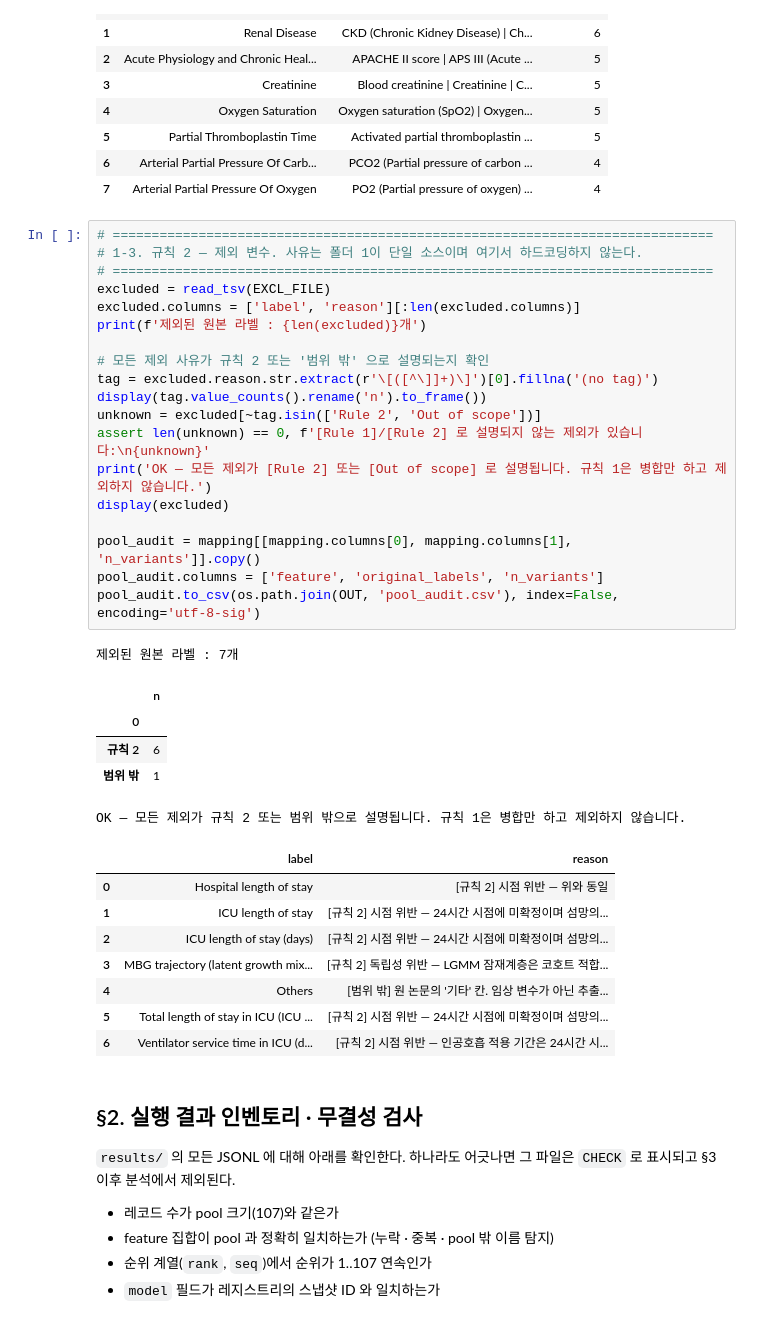
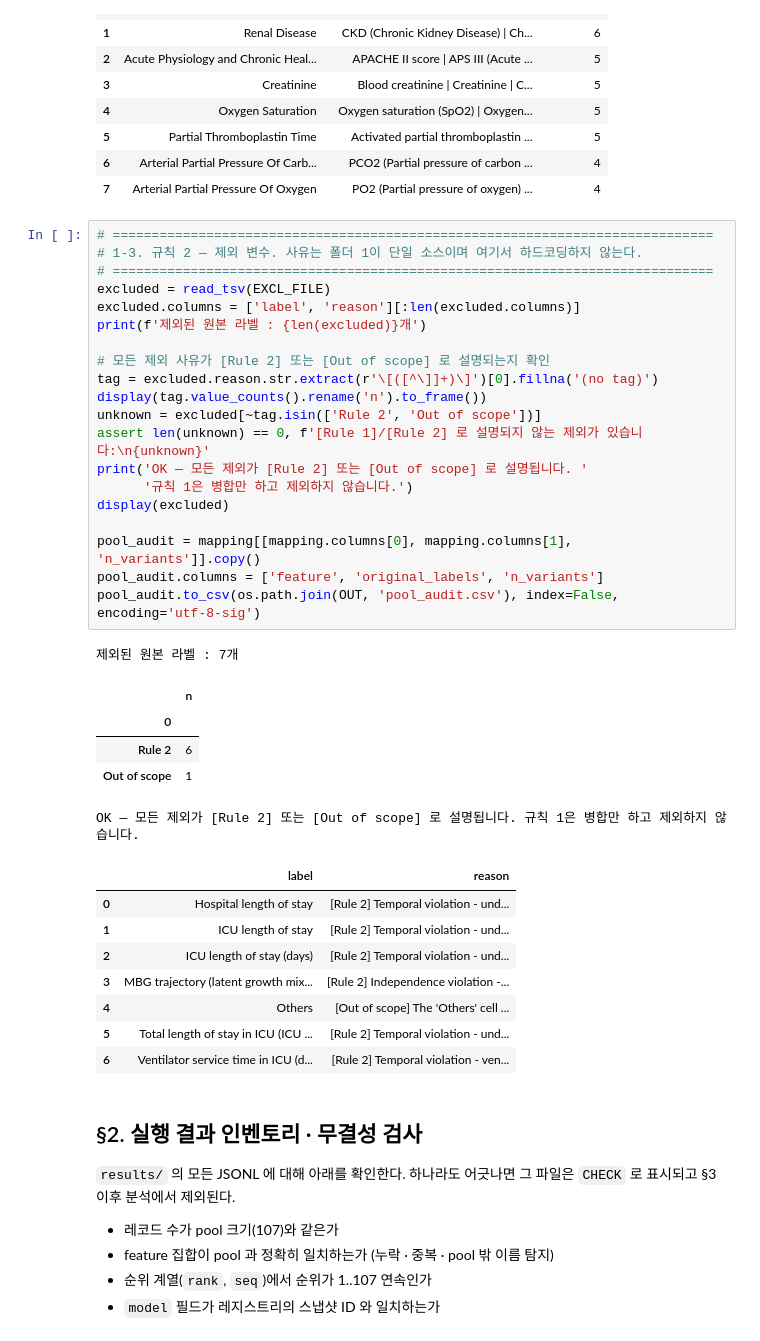
Before and after one commit to gykwak03/LLM-FeatureSelection-ICU-Delirium, a Jupyter notebook: 3. analyze feature selection method/3. LLM_FeatureSelection_Analysis.ipynb, the cells around one changed output. Cells and saved outputs as stored; diff of their text form.

```diff
--- a/3. analyze feature selection method/3. LLM_FeatureSelection_Analysis.ipynb
+++ b/3. analyze feature selection method/3. LLM_FeatureSelection_Analysis.ipynb
@@ -258,37 +258,38 @@ display(merged.nlargest(8, 'n_variants')[[mapping.columns[0], mapping.columns[1]
 # %%
 # =============================================================================
 # 1-3. 규칙 2 — 제외 변수. 사유는 폴더 1이 단일 소스이며 여기서 하드코딩하지 않는다.
 # =============================================================================
 excluded = read_tsv(EXCL_FILE)
 excluded.columns = ['label', 'reason'][:len(excluded.columns)]
 print(f'제외된 원본 라벨 : {len(excluded)}개')
 
-# 모든 제외 사유가 규칙 2 또는 '범위 밖' 으로 설명되는지 확인
+# 모든 제외 사유가 [Rule 2] 또는 [Out of scope] 로 설명되는지 확인
 tag = excluded.reason.str.extract(r'\[([^\]]+)\]')[0].fillna('(no tag)')
 display(tag.value_counts().rename('n').to_frame())
 unknown = excluded[~tag.isin(['Rule 2', 'Out of scope'])]
 assert len(unknown) == 0, f'[Rule 1]/[Rule 2] 로 설명되지 않는 제외가 있습니다:\n{unknown}'
-print('OK — 모든 제외가 [Rule 2] 또는 [Out of scope] 로 설명됩니다. 규칙 1은 병합만 하고 제외하지 않습니다.')
+print('OK — 모든 제외가 [Rule 2] 또는 [Out of scope] 로 설명됩니다. '
+      '규칙 1은 병합만 하고 제외하지 않습니다.')
 display(excluded)
 
 pool_audit = mapping[[mapping.columns[0], mapping.columns[1], 'n_variants']].copy()
 pool_audit.columns = ['feature', 'original_labels', 'n_variants']
 pool_audit.to_csv(os.path.join(OUT, 'pool_audit.csv'), index=False, encoding='utf-8-sig')
 # %% [output]
 제외된 원본 라벨 : 7개
 |  | n |
 | 0 |  |
-| 규칙 2 | 6 |
-| 범위 밖 | 1 |
+| Rule 2 | 6 |
+| Out of scope | 1 |
-OK — 모든 제외가 규칙 2 또는 범위 밖으로 설명됩니다. 규칙 1은 병합만 하고 제외하지 않습니다.
+OK — 모든 제외가 [Rule 2] 또는 [Out of scope] 로 설명됩니다. 규칙 1은 병합만 하고 제외하지 않습니다.
 |  | label | reason |
-| 0 | Hospital length of stay | [규칙 2] 시점 위반 — 위와 동일 |
-| 1 | ICU length of stay | [규칙 2] 시점 위반 — 24시간 시점에 미확정이며 섬망의... |
-| 2 | ICU length of stay (days) | [규칙 2] 시점 위반 — 24시간 시점에 미확정이며 섬망의... |
-| 3 | MBG trajectory (latent growth mix... | [규칙 2] 독립성 위반 — LGMM 잠재계층은 코호트 적합... |
-| 4 | Others | [범위 밖] 원 논문의 '기타' 칸. 임상 변수가 아닌 추출... |
-| 5 | Total length of stay in ICU (ICU ... | [규칙 2] 시점 위반 — 24시간 시점에 미확정이며 섬망의... |
-| 6 | Ventilator service time in ICU (d... | [규칙 2] 시점 위반 — 인공호흡 적용 기간은 24시간 시... |
+| 0 | Hospital length of stay | [Rule 2] Temporal violation - und... |
+| 1 | ICU length of stay | [Rule 2] Temporal violation - und... |
+| 2 | ICU length of stay (days) | [Rule 2] Temporal violation - und... |
+| 3 | MBG trajectory (latent growth mix... | [Rule 2] Independence violation -... |
+| 4 | Others | [Out of scope] The 'Others' cell ... |
+| 5 | Total length of stay in ICU (ICU ... | [Rule 2] Temporal violation - und... |
+| 6 | Ventilator service time in ICU (d... | [Rule 2] Temporal violation - ven... |
 # %% [markdown]
 ## §2. 실행 결과 인벤토리 · 무결성 검사
 
```
Also changed, not shown: parts of 9 cells of this notebook, 22 other files.
